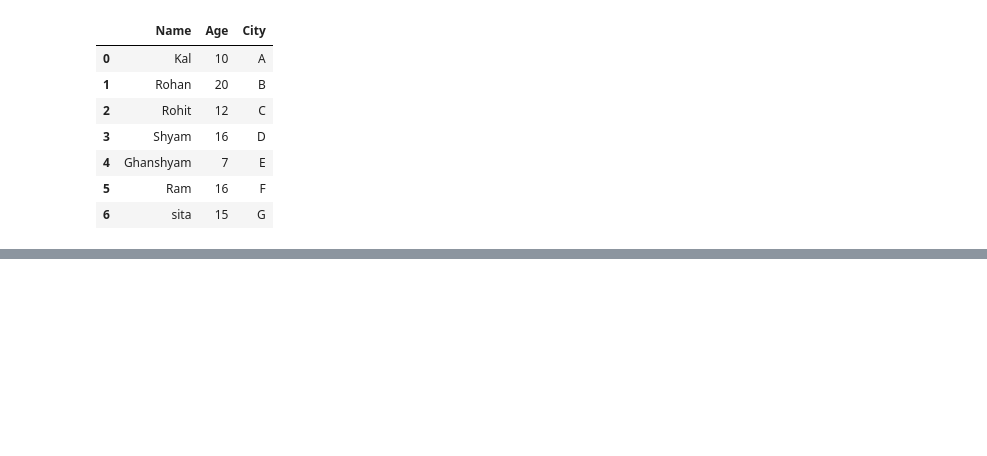
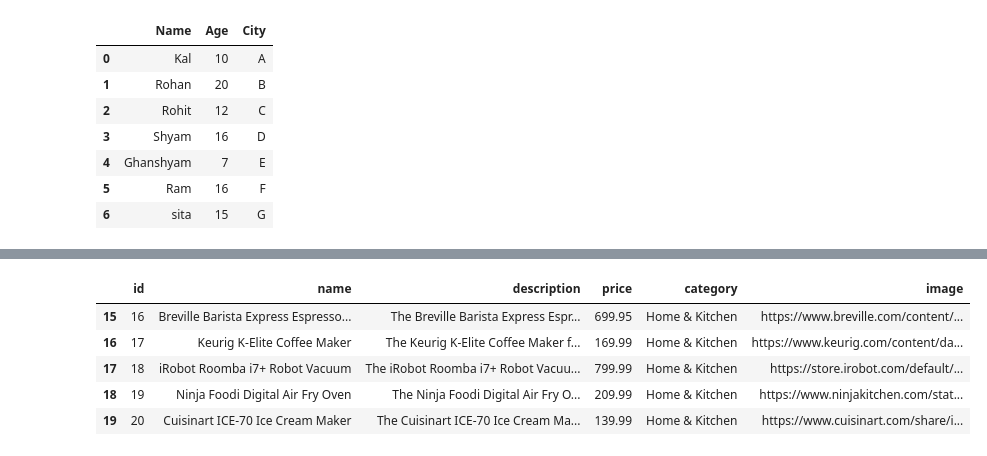
Before and after one commit to chandrahashkumar/OOP, a Jupyter notebook: Pandas/panda_01.ipynb, the cells around one changed output, grey strips where cells are left out. Cells and saved outputs as stored; diff of their text form; code cells hidden in the pictures; blank space fills up the shorter version.

```diff
--- a/Pandas/panda_01.ipynb
+++ b/Pandas/panda_01.ipynb
@@ -65,0 +78,10 @@ df_st.to_excel("student.xlsx",index= False)
+# %%
+dfjo = pd.read_json("sample_Data.json")
+dfjo.tail()
+# %% [output]
+|  | id | name | description | price | category | image |
+| 15 | 16 | Breville Barista Express Espresso... | The Breville Barista Express Espr... | 699.95 | Home & Kitchen | https://www.breville.com/content/... |
+| 16 | 17 | Keurig K-Elite Coffee Maker | The Keurig K-Elite Coffee Maker f... | 169.99 | Home & Kitchen | https://www.keurig.com/content/da... |
+| 17 | 18 | iRobot Roomba i7+ Robot Vacuum | The iRobot Roomba i7+ Robot Vacuu... | 799.99 | Home & Kitchen | https://store.irobot.com/default/... |
+| 18 | 19 | Ninja Foodi Digital Air Fry Oven | The Ninja Foodi Digital Air Fry O... | 209.99 | Home & Kitchen | https://www.ninjakitchen.com/stat... |
+| 19 | 20 | Cuisinart ICE-70 Ice Cream Maker | The Cuisinart ICE-70 Ice Cream Ma... | 139.99 | Home & Kitchen | https://www.cuisinart.com/share/i... |
```
Also changed, not shown: parts of 14 cells of this notebook.
